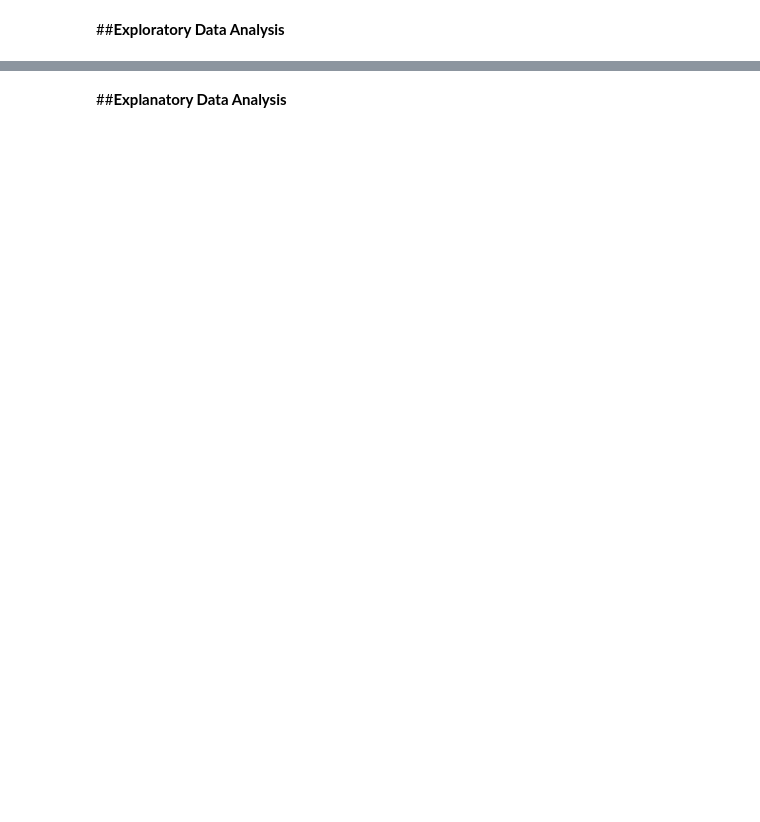
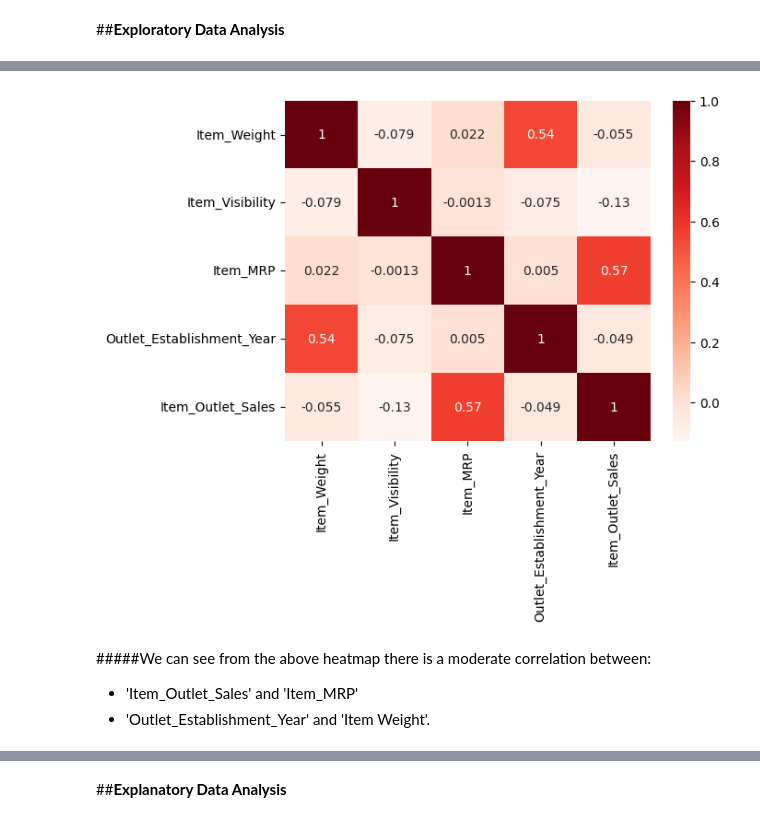
Before and after one commit to nenarossbce/Prediction-of-Product-Sales, a Jupyter notebook: Prediction_of_Product_Sales.ipynb, the cells around one changed output, grey strips where cells are left out. Cells and saved outputs as stored; diff of their text form; code cells hidden in the pictures; blank space fills up the shorter version.

```diff
--- a/Prediction_of_Product_Sales.ipynb
+++ b/Prediction_of_Product_Sales.ipynb
@@ -297,0 +337,4 @@ df.describe(include='number')
+# %%
+#Get correlations
+corr = df.corr(numeric_only= True)
+corr.round(2)
@@ -297,0 +348,9 @@ df.describe(include='number')
+# %%
+#Create a heatmap to show correlation with the numerical values
+sns.heatmap(corr, cmap = 'Reds', annot = True);
+# %% [output]
+[figure, added]
+# %% [markdown]
+#####We can see from the above heatmap there is a moderate correlation between:
+*  'Item_Outlet_Sales' and 'Item_MRP'
+*  'Outlet_Establishment_Year' and 'Item Weight'.
```
Also changed, not shown: parts of 22 cells of this notebook.
